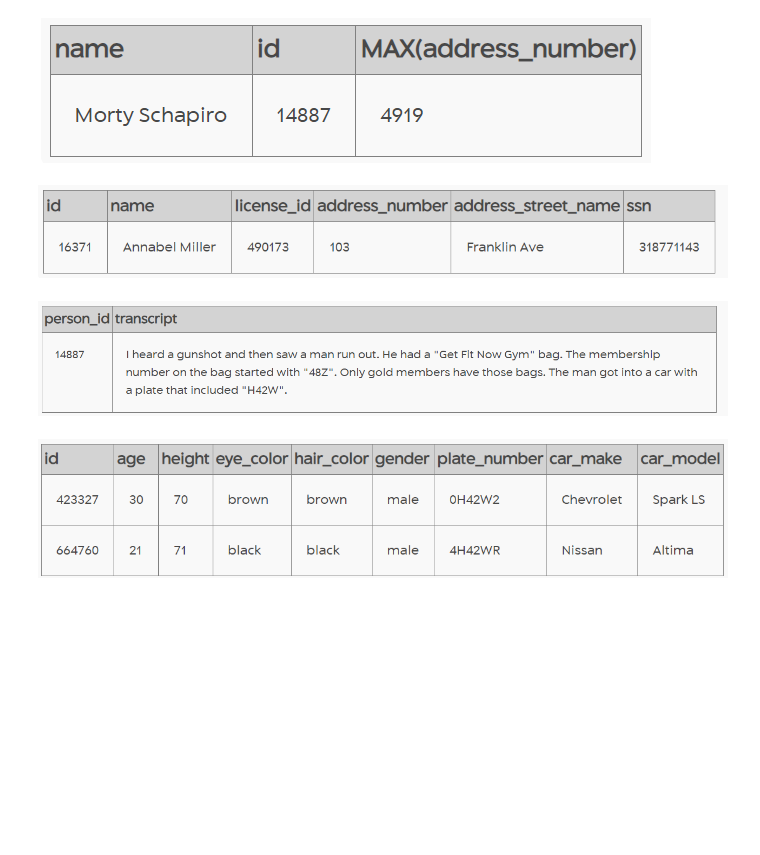
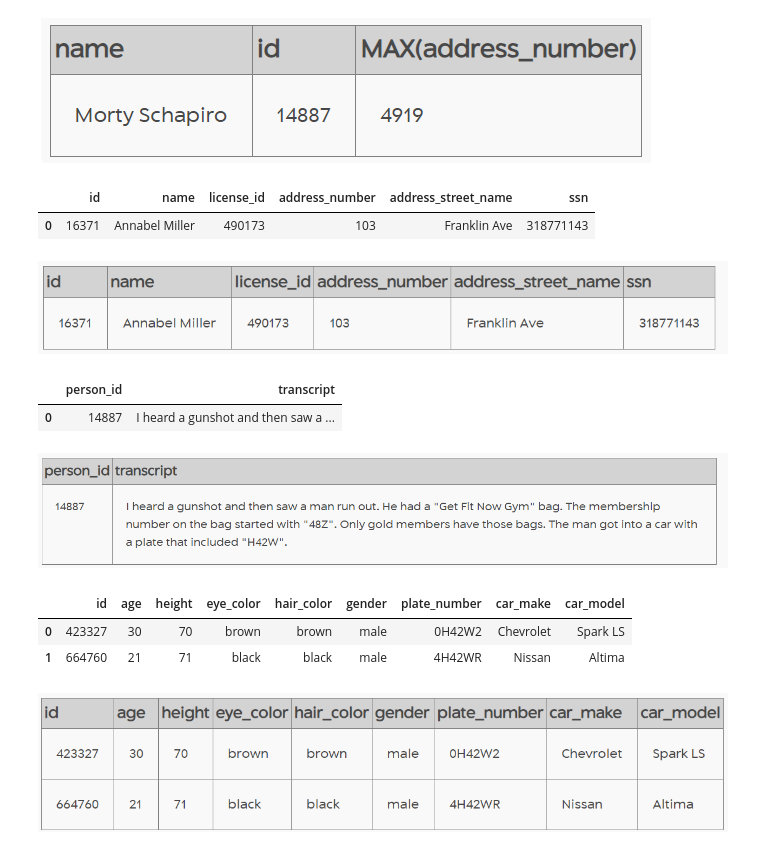
Before and after one commit to rukyflo/TheBridge_SQL_repository, a Jupyter notebook: Team_Challenge/Parte_I_SQL Game.ipynb, the cells around one changed output. Cells and saved outputs as stored; diff of their text form; code cells hidden in the pictures; blank space fills up the shorter version.

```diff
--- a/Team_Challenge/Parte_I_SQL Game.ipynb
+++ b/Team_Challenge/Parte_I_SQL Game.ipynb
@@ -22,5 +22,17 @@ A crime has taken place and the detective needs your help. The detective gave yo
 
 ### Modelo de datos
 ![sql_game_schemma.png](attachment:sql_game_schemma.png)
+# %%
+import pandas as pd
+import sqlite3
+
+connection = sqlite3.connect("./Data/sql-murder-mystery.db")
+cursor_murder = connection.cursor()
+
+def sql_query(query):
+    cursor_murder.execute(query)
+    ans = cursor_murder.fetchall()
+    names = [description[0] for description in cursor_murder.description]
+    return pd.DataFrame(ans, columns = names)
 # %%
 #Asesinato
@@ -34,16 +56,31 @@ SELECT name, id, MAX(address_number) FROM person WHERE address_street_name == "N
 ![image.png](attachment:image.png)
 # %%
 # Segundo testigo
-SELECT * FROM person WHERE name LIKE "%Annabel%" AND address_street_name == "Franklin Ave";
+query = '''SELECT * FROM person WHERE name LIKE "%Annabel%" AND address_street_name == "Franklin Ave";'''
+
+sql_query(query)
+# %% [output]
+|  | id | name | license_id | address_number | address_street_name | ssn |
+| 0 | 16371 | Annabel Miller | 490173 | 103 | Franklin Ave | 318771143 |
 # %% [markdown]
 ![image.png](attachment:image.png)
 # %%
 # Investigación primer testigo
-SELECT * FROM interview WHERE person_id == "14887"
+query = '''SELECT * FROM interview WHERE person_id == "14887" '''
+
+sql_query(query)
+# %% [output]
+|  | person_id | transcript |
+| 0 | 14887 | I heard a gunshot and then saw a ... |
 # %% [markdown]
 ![image.png](attachment:image.png)
 # %%
-SELECT * FROM drivers_license WHERE plate_number LIKE "%H42W%" AND gender == "male"
+query = '''SELECT * FROM drivers_license WHERE plate_number LIKE "%H42W%" AND gender == "male" '''
+sql_query(query)
+# %% [output]
+|  | id | age | height | eye_color | hair_color | gender | plate_number | car_make | car_model |
+| 0 | 423327 | 30 | 70 | brown | brown | male | 0H42W2 | Chevrolet | Spark LS |
+| 1 | 664760 | 21 | 71 | black | black | male | 4H42WR | Nissan | Altima |
 # %% [markdown]
 ![image.png](attachment:image.png)
 # %%
```
Also changed, not shown: parts of 7 cells of this notebook.
